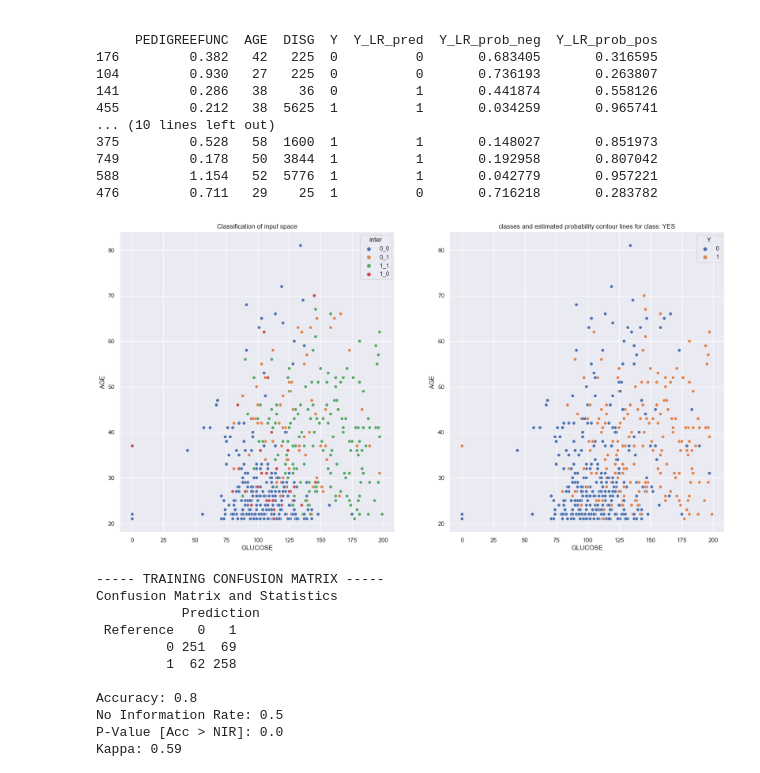
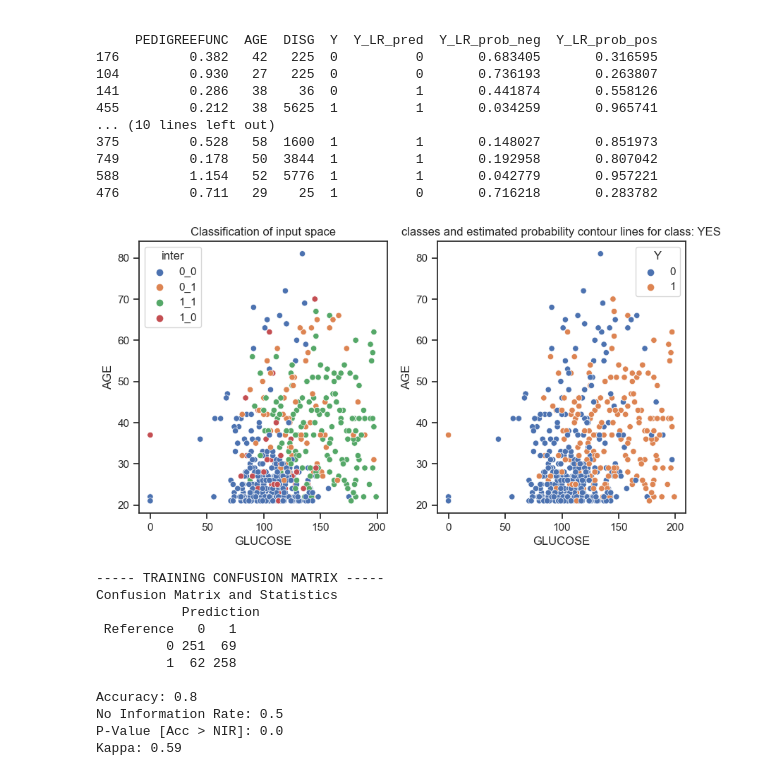
Before and after one commit to frs775/MLIAssingment1, a Jupyter notebook: script.ipynb, the cells around one changed output. Saved outputs shown, nothing was run; the diff lists cells and outputs as text; code cells hidden in the pictures.

```diff
--- a/script.ipynb
+++ b/script.ipynb
@@ -162,11 +200,12 @@ plt.show()
 # Input setting
 
 # Remove this varivable from the numeric input (they will be polynomial)
-INPUTS.remove('AGE')
-INPUTS.remove('GLUCOSE')
+NEW_INPUTS = INPUTS.copy()
+NEW_INPUTS.remove('AGE')
+NEW_INPUTS.remove('GLUCOSE')
 
 # Set diferent types of inputs
-INPUTS_LR_NUM =  INPUTS
+INPUTS_LR_NUM =  NEW_INPUTS
 INPUTS_LR_SQ = ['AGE', 'GLUCOSE']
 INPUTS_LR_CAT = []
 INPUTS_LR = INPUTS_LR_NUM + INPUTS_LR_SQ + INPUTS_LR_CAT
@@ -260,8 +299,8 @@ print(dfTS_eval.head())
 476         0.711   29    25  1          0       0.716218       0.283782
 # %%
 # Plot classification in a 2 dimensional space (Glucose x Age)
-plt.figure(figsize=(20, 10))
+plt.figure(figsize=(10, 5))
 CT.plot2DClass(X_train[INPUTS_LR], dfTR_eval['Y'], LogReg_fit, 'GLUCOSE', 'AGE', 'YES', 50)
 # %% [output]
-[figure, old version]
+[figure, new version]
 # %%
```
Also changed, not shown: parts of 14 cells of this notebook.
